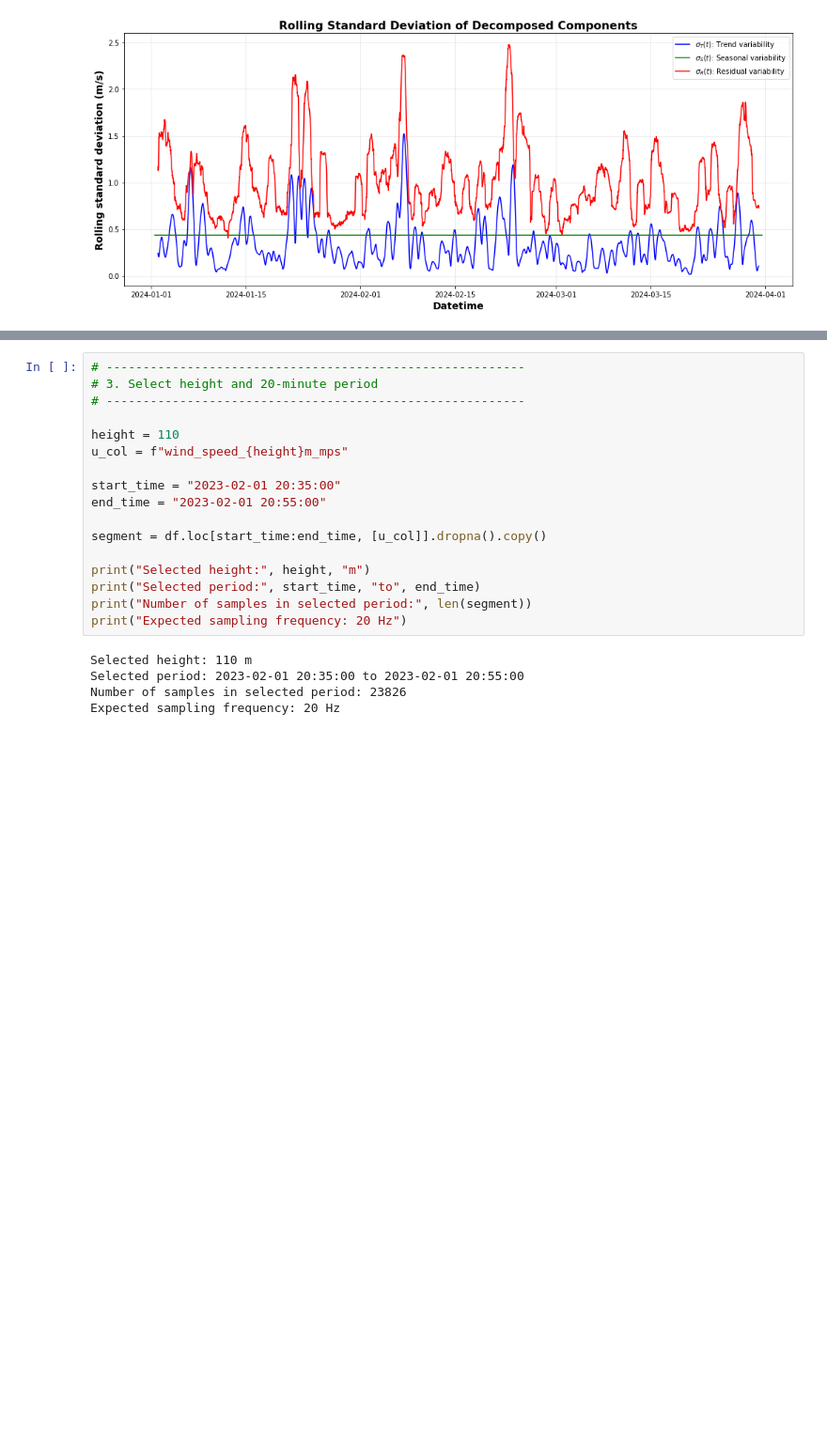
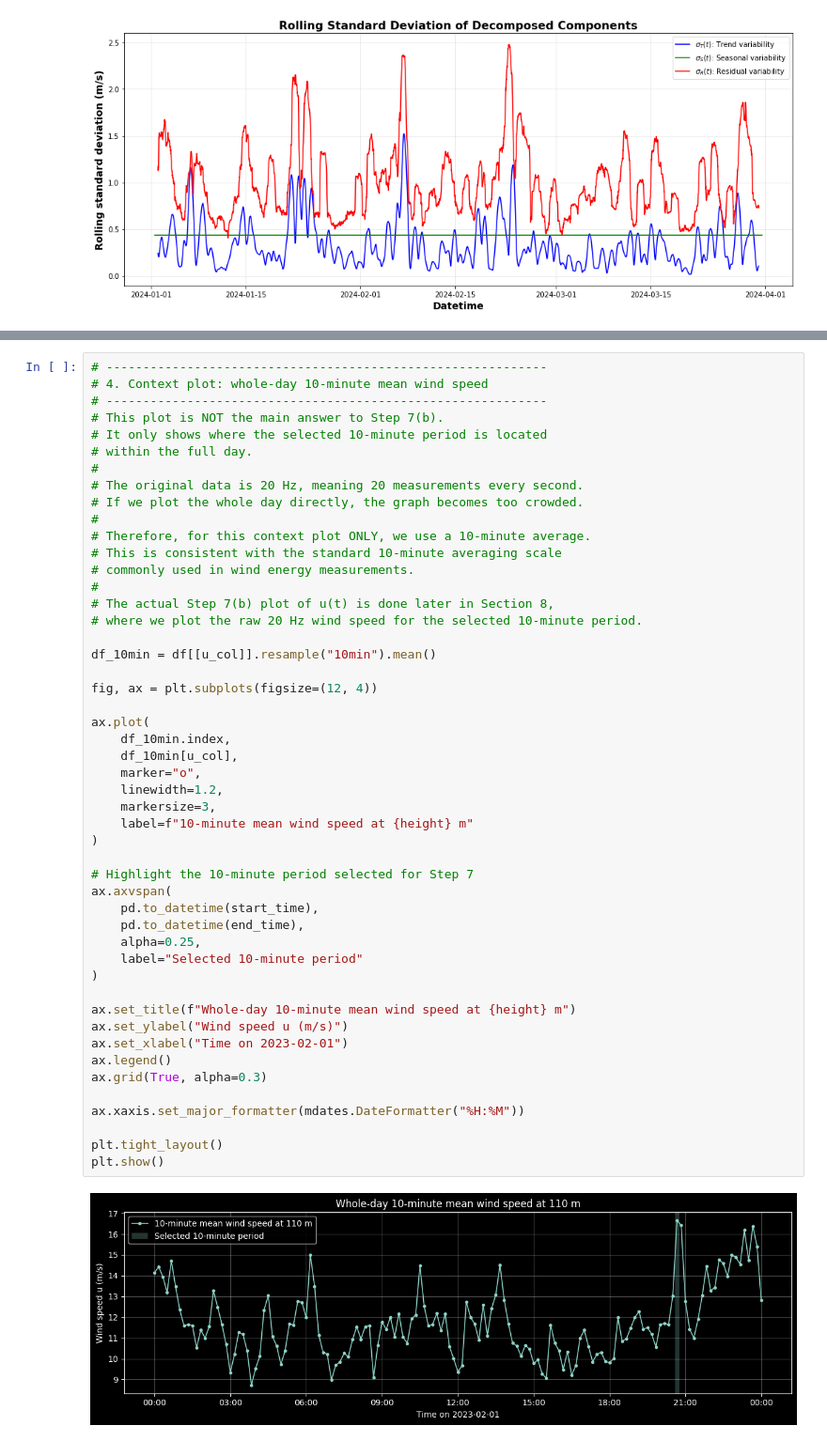
Before and after one commit to KaluInnocentOkoro/wind_physics_measurement_project, a Jupyter notebook: topic_2_energy_meteorology.ipynb, the cells around one changed output, grey strips where cells are left out. Shown at 94% size. Cells and saved outputs as stored; diff of their text form; blank space fills up the shorter version.

```diff
--- a/topic_2_energy_meteorology.ipynb
+++ b/topic_2_energy_meteorology.ipynb
@@ -587,23 +584,52 @@ End time: 2023-02-02 00:00:00
 # %%
-# ---------------------------------------------------------
-# 3. Select height and 20-minute period
-# ---------------------------------------------------------
+# ------------------------------------------------------------
+# 4. Context plot: whole-day 10-minute mean wind speed
+# ------------------------------------------------------------
+# This plot is NOT the main answer to Step 7(b).
+# It only shows where the selected 10-minute period is located
+# within the full day.
+#
+# The original data is 20 Hz, meaning 20 measurements every second.
+# If we plot the whole day directly, the graph becomes too crowded.
+#
+# Therefore, for this context plot ONLY, we use a 10-minute average.
+# This is consistent with the standard 10-minute averaging scale
+# commonly used in wind energy measurements.
+#
+# The actual Step 7(b) plot of u(t) is done later in Section 8,
+# where we plot the raw 20 Hz wind speed for the selected 10-minute period.
 
-height = 110
-u_col = f"wind_speed_{height}m_mps"
+df_10min = df[[u_col]].resample("10min").mean()
 
-start_time = "2023-02-01 20:35:00"
-end_time = "2023-02-01 20:55:00"
+fig, ax = plt.subplots(figsize=(12, 4))
 
-segment = df.loc[start_time:end_time, [u_col]].dropna().copy()
+ax.plot(
+    df_10min.index,
+    df_10min[u_col],
+    marker="o",
+    linewidth=1.2,
+    markersize=3,
+    label=f"10-minute mean wind speed at {height} m"
+)
 
-print("Selected height:", height, "m")
-print("Selected period:", start_time, "to", end_time)
-print("Number of samples in selected period:", len(segment))
-print("Expected sampling frequency: 20 Hz")
+# Highlight the 10-minute period selected for Step 7
+ax.axvspan(
+    pd.to_datetime(start_time),
+    pd.to_datetime(end_time),
+    alpha=0.25,
+    label="Selected 10-minute period"
+)
+
+ax.set_title(f"Whole-day 10-minute mean wind speed at {height} m")
+ax.set_ylabel("Wind speed u (m/s)")
+ax.set_xlabel("Time on 2023-02-01")
+ax.legend()
+ax.grid(True, alpha=0.3)
+
+ax.xaxis.set_major_formatter(mdates.DateFormatter("%H:%M"))
+
+plt.tight_layout()
+plt.show()
 # %% [output]
-Selected height: 110 m
-Selected period: 2023-02-01 20:35:00 to 2023-02-01 20:55:00
-Number of samples in selected period: 23826
-Expected sampling frequency: 20 Hz
+[figure, added]
 # %%
```
Also changed, not shown: parts of 11 cells of this notebook.
